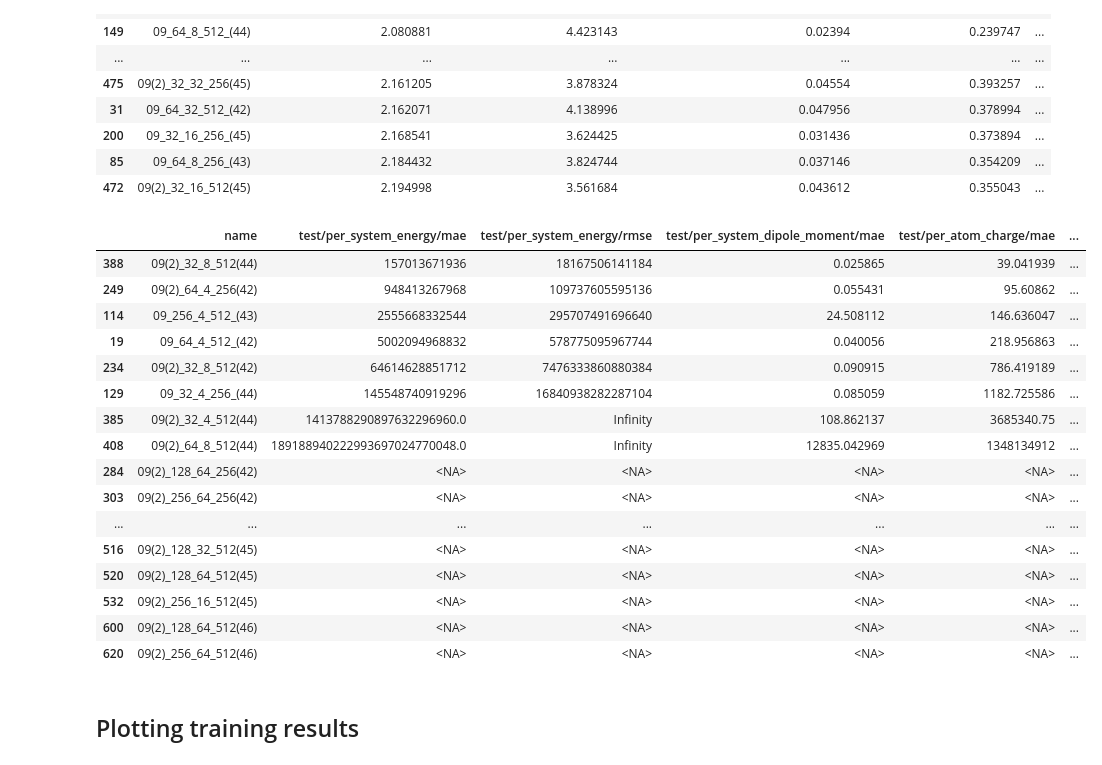
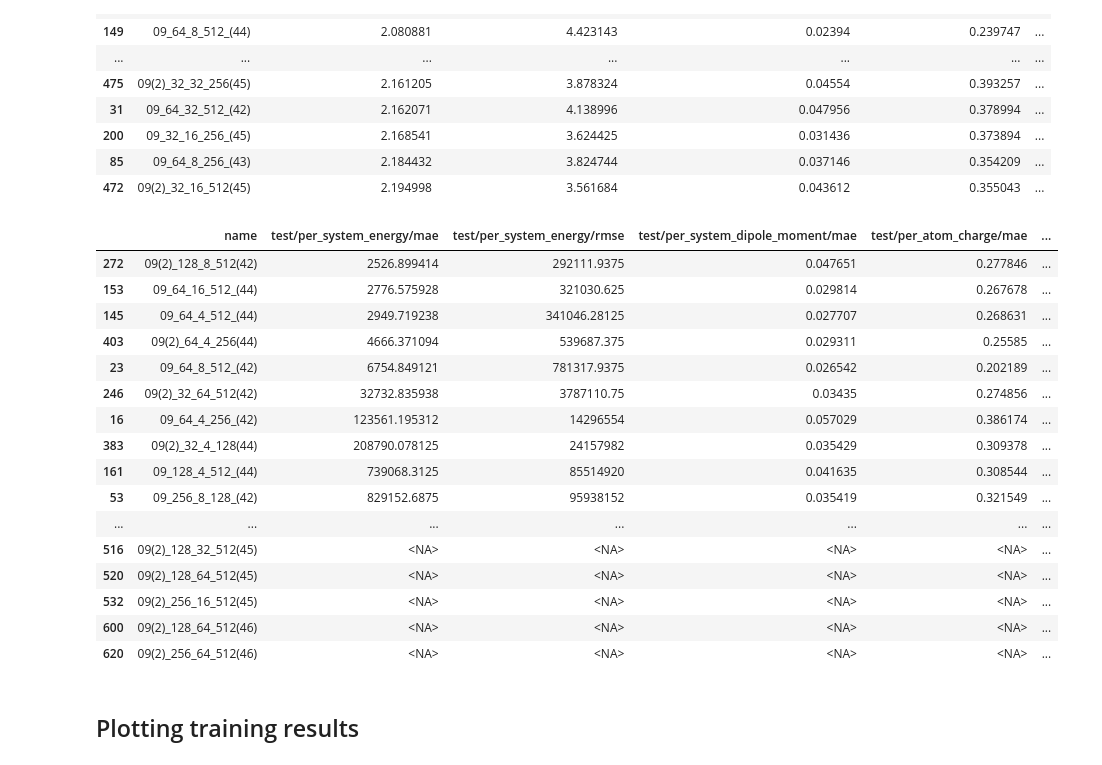
Before and after one commit to MarshallYan/modelforge-experiments, a Jupyter notebook: analysis/aimnet2_qm9.ipynb, the cells around one changed output. Saved outputs shown, nothing was run; the diff lists cells and outputs as text; code cells hidden in the pictures.

```diff
--- a/analysis/aimnet2_qm9.ipynb
+++ b/analysis/aimnet2_qm9.ipynb
@@ -129,19 +129,19 @@ exp_results_df.sort_values(by="test/per_system_energy/mae").head(20)
 | 85 | 09_64_8_256_(43) | 2.184432 | 3.824744 | 0.037146 | 0.354209 | ... |
 | 472 | 09(2)_32_16_512(45) | 2.194998 | 3.561684 | 0.043612 | 0.355043 | ... |
 # %%
-exp_results_df.sort_values(by="test/per_system_energy/mae").tail(20)
+exp_results_df.sort_values(by="test/per_system_energy/mae").tail(50)
 # %% [output]
 |  | name | test/per_system_energy/mae | test/per_system_energy/rmse | test/per_system_dipole_moment/mae | test/per_atom_charge/mae | ... |
-| 388 | 09(2)_32_8_512(44) | 157013671936 | 18167506141184 | 0.025865 | 39.041939 | ... |
-| 249 | 09(2)_64_4_256(42) | 948413267968 | 109737605595136 | 0.055431 | 95.60862 | ... |
-| 114 | 09_256_4_512_(43) | 2555668332544 | 295707491696640 | 24.508112 | 146.636047 | ... |
-| 19 | 09_64_4_512_(42) | 5002094968832 | 578775095967744 | 0.040056 | 218.956863 | ... |
-| 234 | 09(2)_32_8_512(42) | 64614628851712 | 7476333860880384 | 0.090915 | 786.419189 | ... |
-| 129 | 09_32_4_256_(44) | 145548740919296 | 16840938282287104 | 0.085059 | 1182.725586 | ... |
-| 385 | 09(2)_32_4_512(44) | 1413788290897632296960.0 | Infinity | 108.862137 | 3685340.75 | ... |
-| 408 | 09(2)_64_8_512(44) | 189188940222993697024770048.0 | Infinity | 12835.042969 | 1348134912 | ... |
-| 284 | 09(2)_128_64_256(42) | <NA> | <NA> | <NA> | <NA> | ... |
-| 303 | 09(2)_256_64_256(42) | <NA> | <NA> | <NA> | <NA> | ... |
+| 272 | 09(2)_128_8_512(42) | 2526.899414 | 292111.9375 | 0.047651 | 0.277846 | ... |
+| 153 | 09_64_16_512_(44) | 2776.575928 | 321030.625 | 0.029814 | 0.267678 | ... |
+| 145 | 09_64_4_512_(44) | 2949.719238 | 341046.28125 | 0.027707 | 0.268631 | ... |
+| 403 | 09(2)_64_4_256(44) | 4666.371094 | 539687.375 | 0.029311 | 0.25585 | ... |
+| 23 | 09_64_8_512_(42) | 6754.849121 | 781317.9375 | 0.026542 | 0.202189 | ... |
+| 246 | 09(2)_32_64_512(42) | 32732.835938 | 3787110.75 | 0.03435 | 0.274856 | ... |
+| 16 | 09_64_4_256_(42) | 123561.195312 | 14296554 | 0.057029 | 0.386174 | ... |
+| 383 | 09(2)_32_4_128(44) | 208790.078125 | 24157982 | 0.035429 | 0.309378 | ... |
+| 161 | 09_128_4_512_(44) | 739068.3125 | 85514920 | 0.041635 | 0.308544 | ... |
+| 53 | 09_256_8_128_(42) | 829152.6875 | 95938152 | 0.035419 | 0.321549 | ... |
 | ... | ... | ... | ... | ... | ... | ... |
 | 516 | 09(2)_128_32_512(45) | <NA> | <NA> | <NA> | <NA> | ... |
 | 520 | 09(2)_128_64_512(45) | <NA> | <NA> | <NA> | <NA> | ... |
```
Also changed, not shown: 4 other files.
